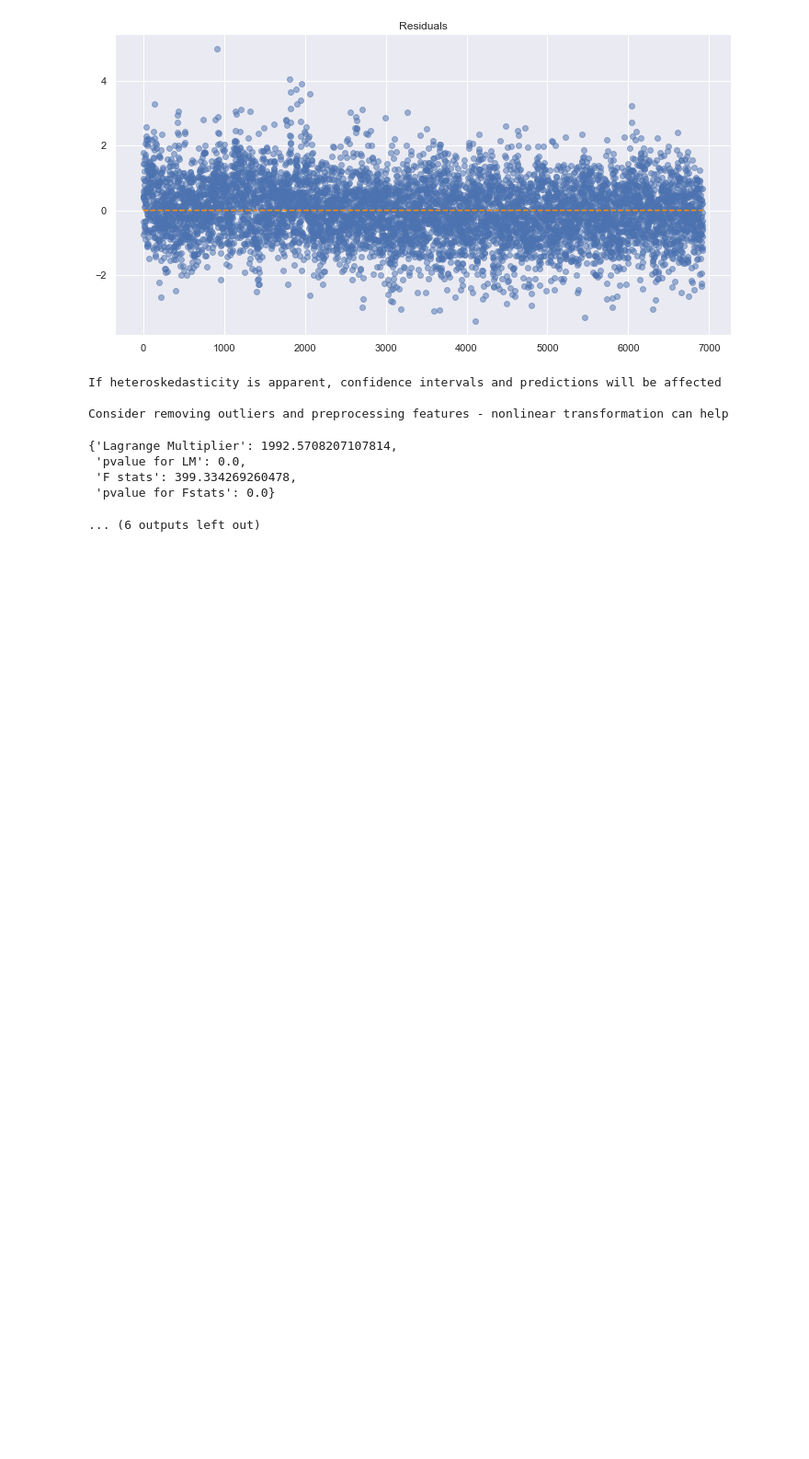
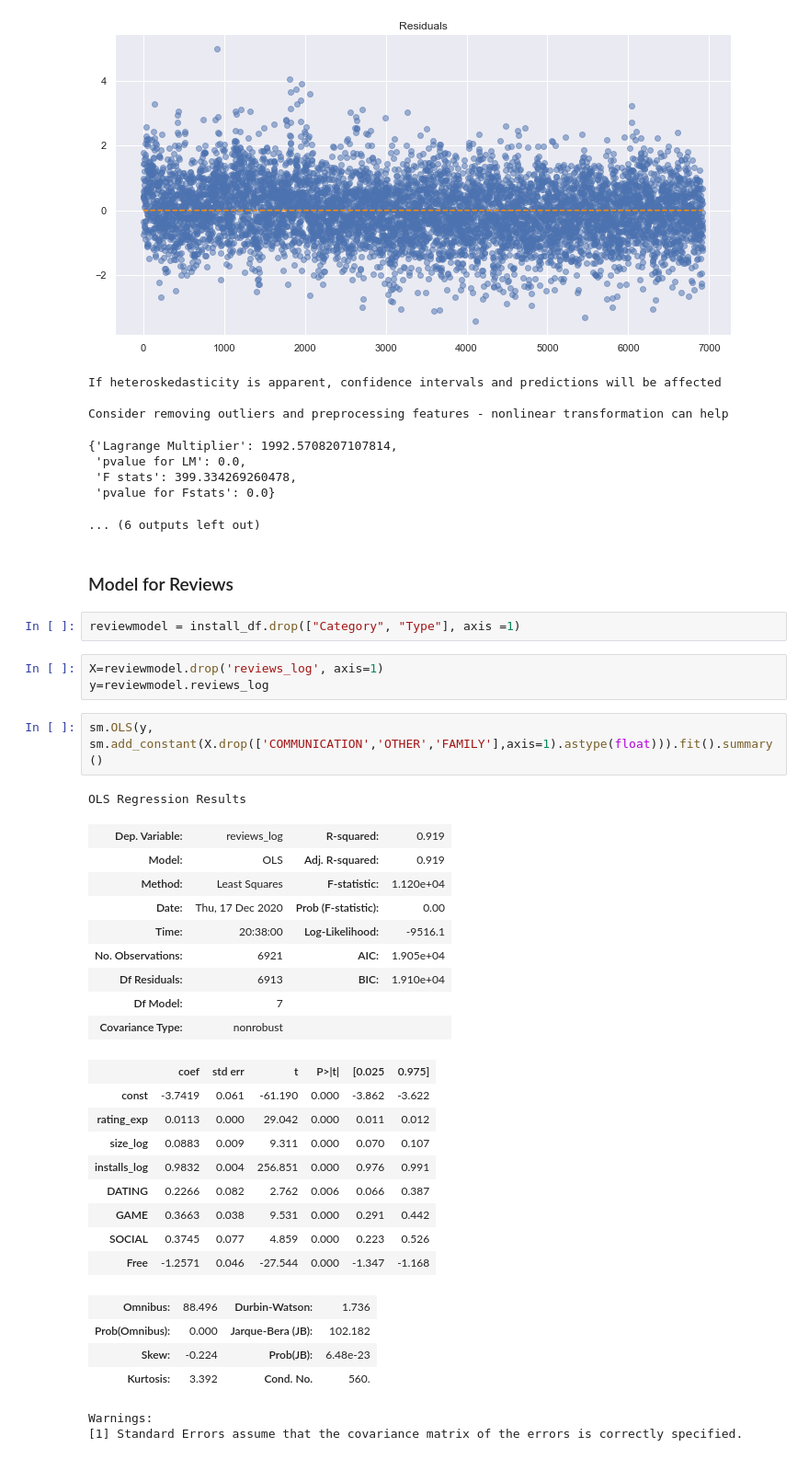
Before and after one commit to jiawei-li89/Project, a Jupyter notebook: Week5-6_Google_Player_Store.ipynb, the cells around one changed output. Shown at 92% size. Drawn from its saved outputs; the diff is of its cells as text; blank space fills up the shorter version.

```diff
--- a/Week5-6_Google_Player_Store.ipynb
+++ b/Week5-6_Google_Player_Store.ipynb
@@ -1753,3 +1229,38 @@ Consider removing outliers and preprocessing features - nonlinear transformation
  'F stats': 399.334269260478,
  'pvalue for Fstats': 0.0}
 ... (6 outputs left out)
+# %% [markdown]
+### Model for Reviews
+# %%
+reviewmodel = install_df.drop(["Category", "Type"], axis =1)
+# %%
+X=reviewmodel.drop('reviews_log', axis=1)
+y=reviewmodel.reviews_log
+# %%
+sm.OLS(y, sm.add_constant(X.drop(['COMMUNICATION','OTHER','FAMILY'],axis=1).astype(float))).fit().summary()
+# %% [output]
+OLS Regression Results
+| Dep. Variable: | reviews_log | R-squared: | 0.919 |
+| Model: | OLS | Adj. R-squared: | 0.919 |
+| Method: | Least Squares | F-statistic: | 1.120e+04 |
+| Date: | Thu, 17 Dec 2020 | Prob (F-statistic): | 0.00 |
+| Time: | 20:38:00 | Log-Likelihood: | -9516.1 |
+| No. Observations: | 6921 | AIC: | 1.905e+04 |
+| Df Residuals: | 6913 | BIC: | 1.910e+04 |
+| Df Model: | 7 |  |  |
+| Covariance Type: | nonrobust |  |  |
+|  | coef | std err | t | P>|t| | [0.025 | 0.975] |
+| const | -3.7419 | 0.061 | -61.190 | 0.000 | -3.862 | -3.622 |
+| rating_exp | 0.0113 | 0.000 | 29.042 | 0.000 | 0.011 | 0.012 |
+| size_log | 0.0883 | 0.009 | 9.311 | 0.000 | 0.070 | 0.107 |
+| installs_log | 0.9832 | 0.004 | 256.851 | 0.000 | 0.976 | 0.991 |
+| DATING | 0.2266 | 0.082 | 2.762 | 0.006 | 0.066 | 0.387 |
+| GAME | 0.3663 | 0.038 | 9.531 | 0.000 | 0.291 | 0.442 |
+| SOCIAL | 0.3745 | 0.077 | 4.859 | 0.000 | 0.223 | 0.526 |
+| Free | -1.2571 | 0.046 | -27.544 | 0.000 | -1.347 | -1.168 |
+| Omnibus: | 88.496 | Durbin-Watson: | 1.736 |
+| Prob(Omnibus): | 0.000 | Jarque-Bera (JB): | 102.182 |
+| Skew: | -0.224 | Prob(JB): | 6.48e-23 |
+| Kurtosis: | 3.392 | Cond. No. | 560. |
+Warnings:
+[1] Standard Errors assume that the covariance matrix of the errors is correctly specified.
```
Also changed, not shown: parts of 34 cells of this notebook.
